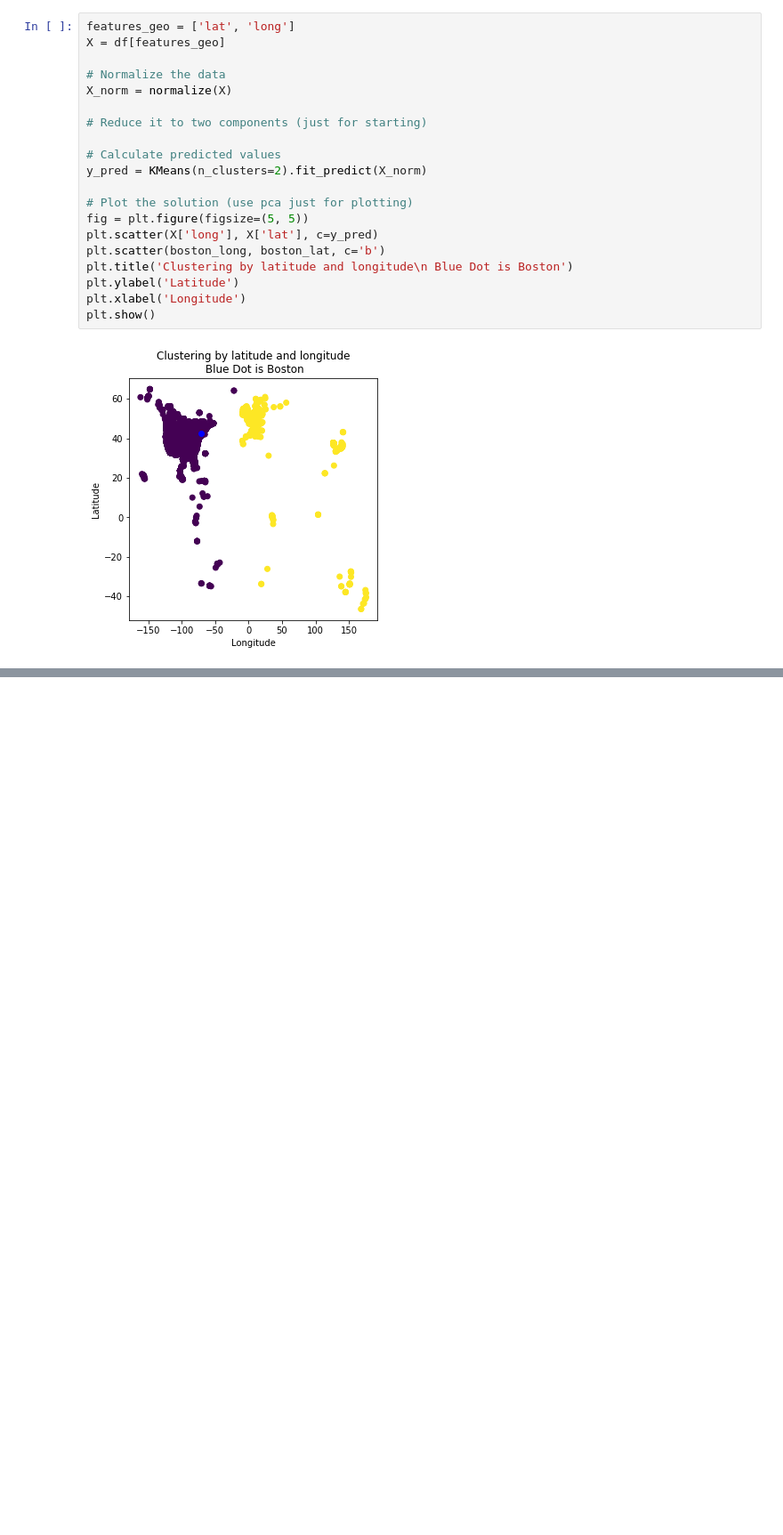
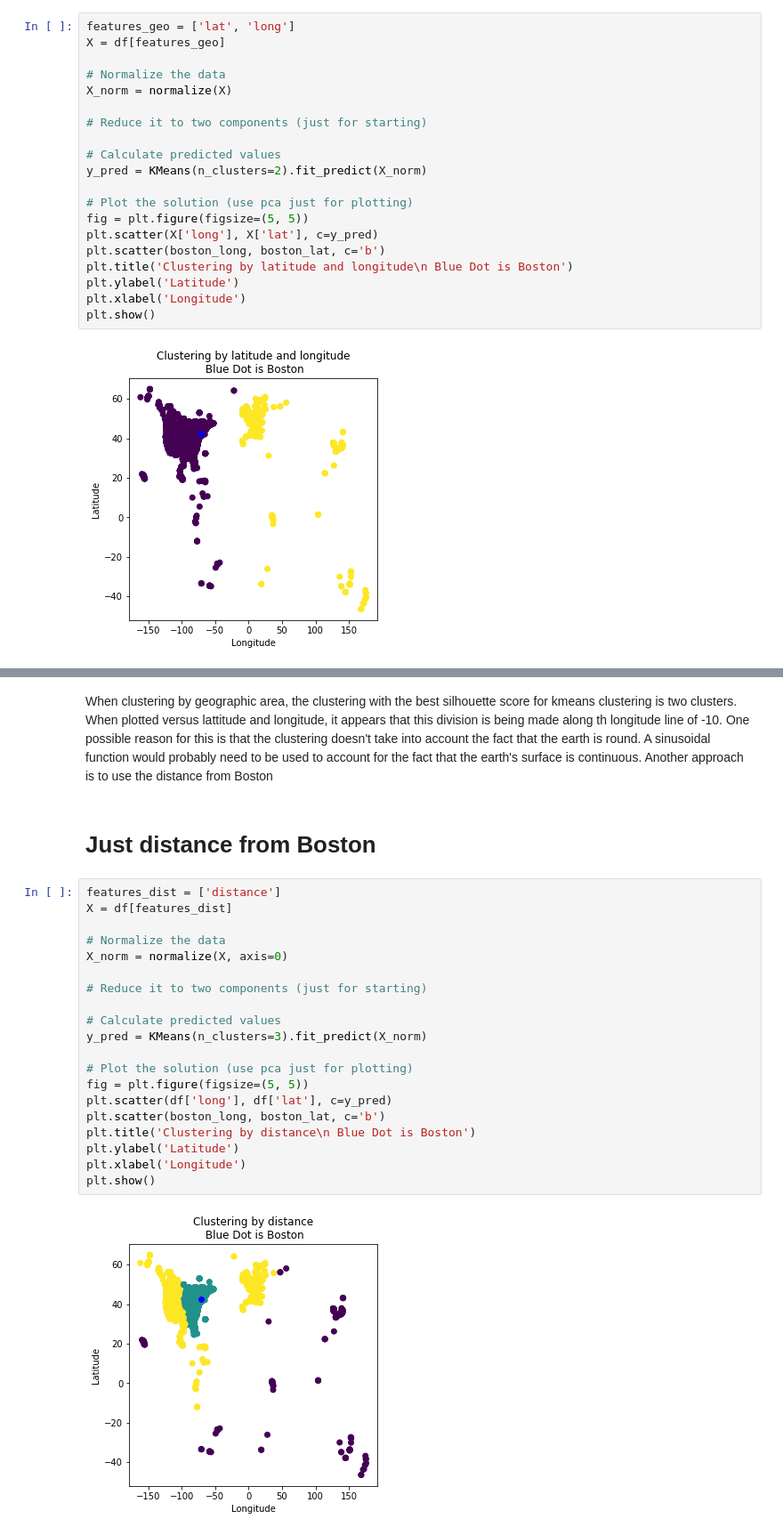
Before and after one commit to cbevis/U4_L2_Clustering, a Jupyter notebook: U4_L2_P5_Boston_Marathon.ipynb, the cells around one changed output, grey strips where cells are left out. Shown at 89% size. Drawn from its saved outputs; the diff is of its cells as text; blank space fills up the shorter version.

Commit message:
clustered by distance

```diff
--- a/U4_L2_P5_Boston_Marathon.ipynb
+++ b/U4_L2_P5_Boston_Marathon.ipynb
@@ -484 +512,27 @@ for sample in [X1, X2, X3, X4]:
+# %% [markdown]
+When clustering by geographic area, the clustering with the best silhouette score for kmeans clustering is two clusters.  When plotted versus lattitude and longitude, it appears that this division is being made along th longitude line of -10.  One possible reason for this is that the clustering doesn't take into account the fact that the earth is round.  A sinusoidal function would probably need to be used to account for the fact that the earth's surface is continuous. Another approach is to use the distance from Boston
+# %% [markdown]
+# Just distance from Boston
+# %%
+features_dist = ['distance']
+X = df[features_dist]
+
+# Normalize the data
+X_norm = normalize(X, axis=0)
+
+# Reduce it to two components (just for starting)
+
+# Calculate predicted values
+y_pred = KMeans(n_clusters=3).fit_predict(X_norm)
+
+# Plot the solution (use pca just for plotting)
+fig = plt.figure(figsize=(5, 5))
+plt.scatter(df['long'], df['lat'], c=y_pred)
+plt.scatter(boston_long, boston_lat, c='b')
+plt.title('Clustering by distance\n Blue Dot is Boston')
+plt.ylabel('Latitude')
+plt.xlabel('Longitude')
+plt.show()
+# %% [output]
+[figure, added]
 # %%
```
Also changed, not shown: parts of 12 cells of this notebook.
